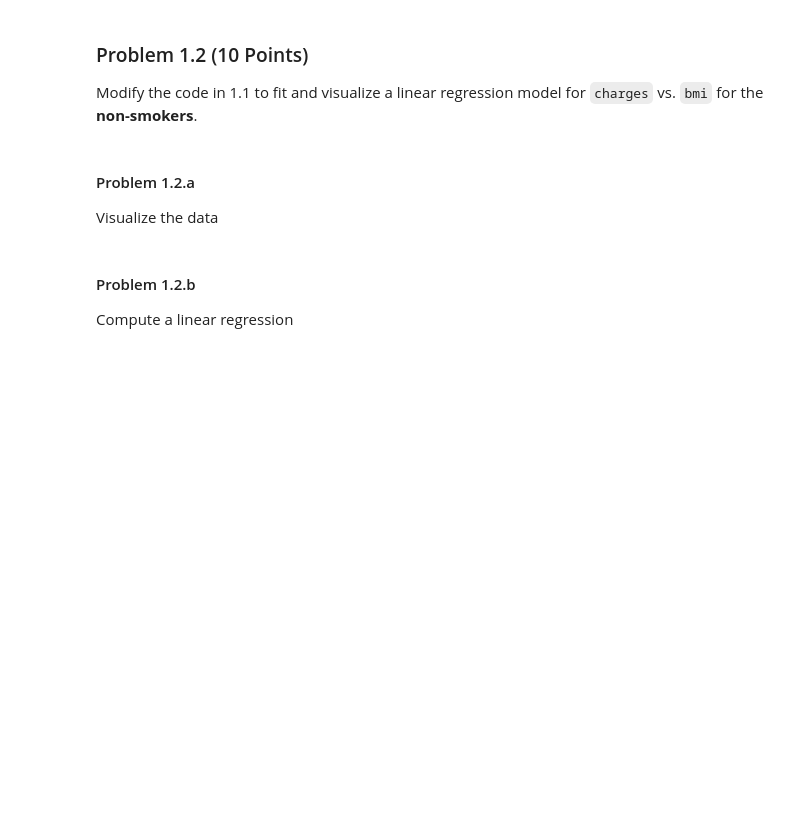
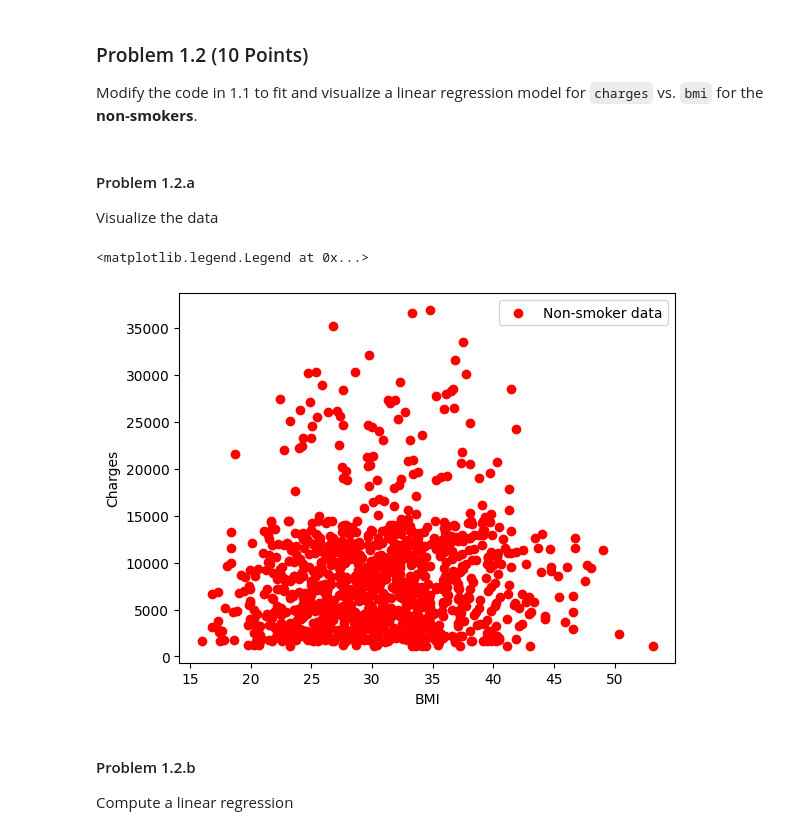
Before and after one commit to shashankd98/Binary_BH, a Jupyter notebook: assignments/assn1/assn1.ipynb, the cells around one changed output. Saved outputs shown, nothing was run; the diff lists cells and outputs as text; code cells hidden in the pictures; blank space fills up the shorter version.

```diff
--- a/assignments/assn1/assn1.ipynb
+++ b/assignments/assn1/assn1.ipynb
@@ -139,6 +139,8 @@ Construct a scatter plot to visualize the charges vs. smoker's bmi. Start from s
 # %%
 ## -- please write code for visualization here. -- ##
 mask_smoker=(insurance_table['smoker']==1)
+mask_nonsmoker=(insurance_table['smoker']==0)
+
 plt.scatter(insurance_table['bmi'][mask_smoker],insurance_table['charges'][mask_smoker],c='b',label="Smoker")
 plt.xlabel("BMI")
 plt.ylabel("Charges")
@@ -187,6 +193,13 @@ Modify the code in 1.1 to fit and visualize a linear regression model for `charg
 Visualize the data
 # %%
 ## -- please write code for plotting the data here. --#
+plt.scatter(insurance_table['bmi'][mask_nonsmoker],insurance_table['charges'][mask_nonsmoker],c='r',label="Non-smoker data")
+plt.xlabel("BMI")
+plt.ylabel("Charges")
+plt.legend()
+# %% [output]
+<matplotlib.legend.Legend at 0x...>
+[figure, added]
 # %% [markdown]
 #### Problem 1.2.b
 
```
Also changed, not shown: parts of 7 cells of this notebook.
